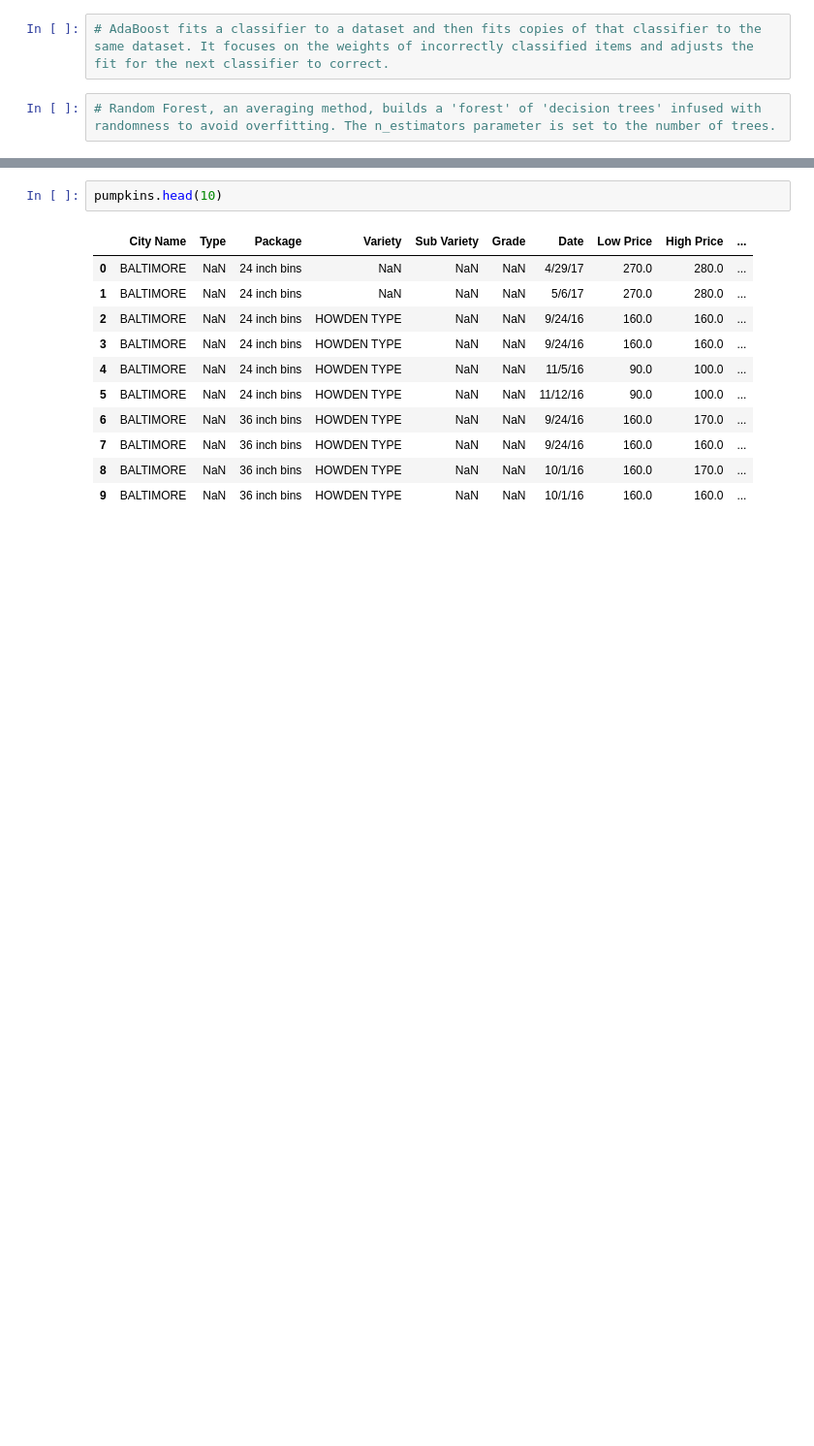
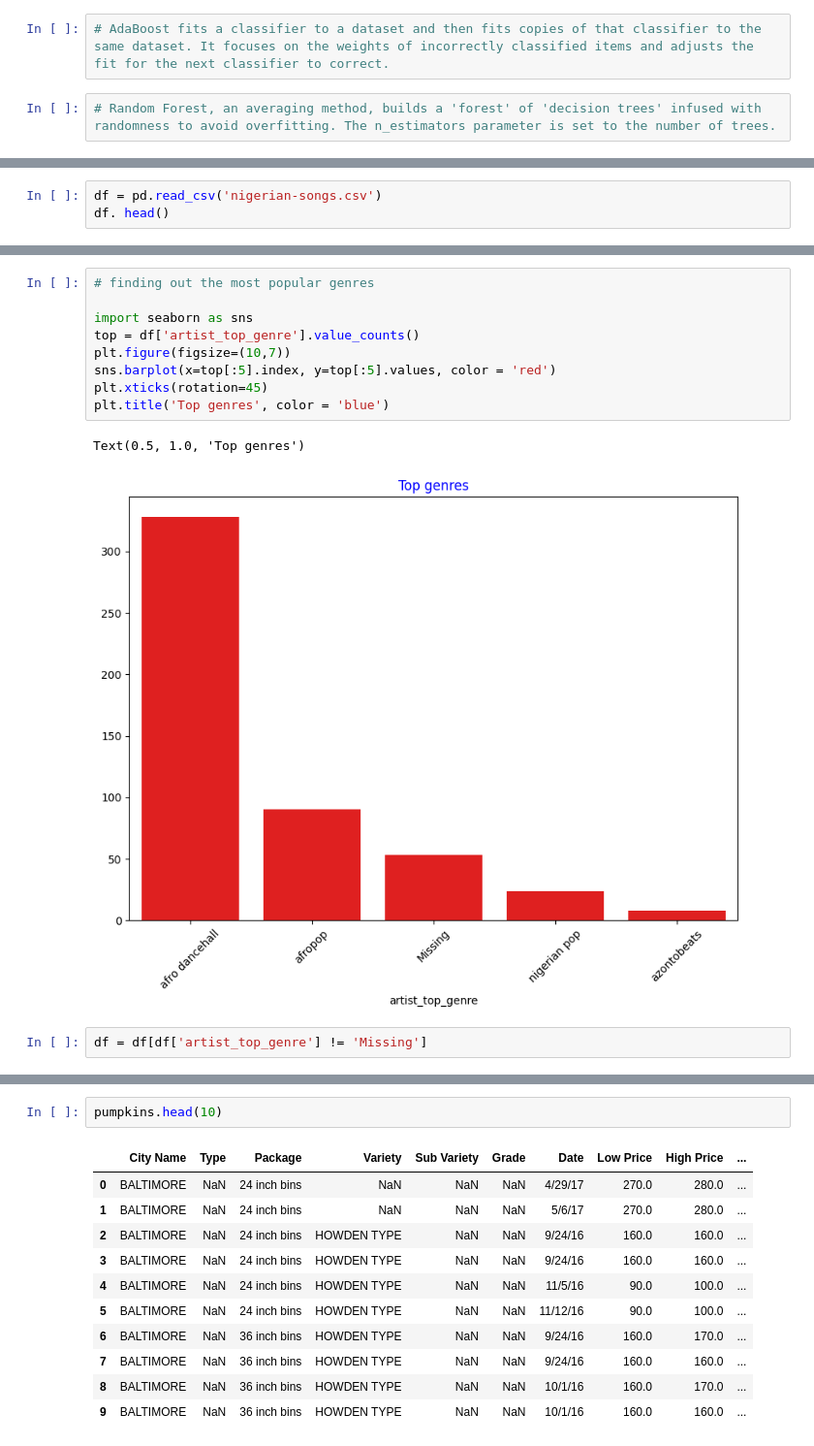
Before and after one commit to walethewave/Flexisaf-Gen-AI-DS-Internship, a Jupyter notebook: Flexisaf.ipynb, the cells around one changed output, grey strips where cells are left out. Shown at 97% size. Cells and saved outputs as stored; diff of their text form; blank space fills up the shorter version.

```diff
--- a/Flexisaf.ipynb
+++ b/Flexisaf.ipynb
@@ -1359,0 +1366,3 @@ weighted avg       0.73      0.73      0.73      1199
+# %%
+df = pd.read_csv('nigerian-songs.csv')
+df. head()
@@ -1359,0 +1444,14 @@ weighted avg       0.73      0.73      0.73      1199
+# %%
+# finding out the most popular genres
+
+import seaborn as sns
+top = df['artist_top_genre'].value_counts()
+plt.figure(figsize=(10,7))
+sns.barplot(x=top[:5].index, y=top[:5].values, color = 'red')
+plt.xticks(rotation=45)
+plt.title('Top genres', color = 'blue')
+# %% [output]
+Text(0.5, 1.0, 'Top genres')
+[figure, added]
+# %%
+df = df[df['artist_top_genre'] != 'Missing']
```
Also changed, not shown: parts of 13 cells of this notebook, 1 other file.
